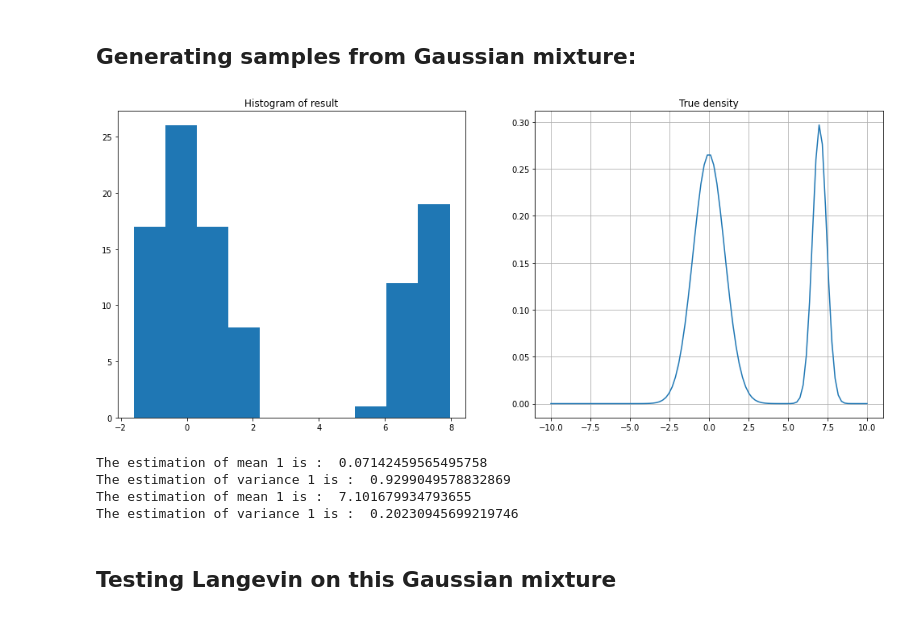
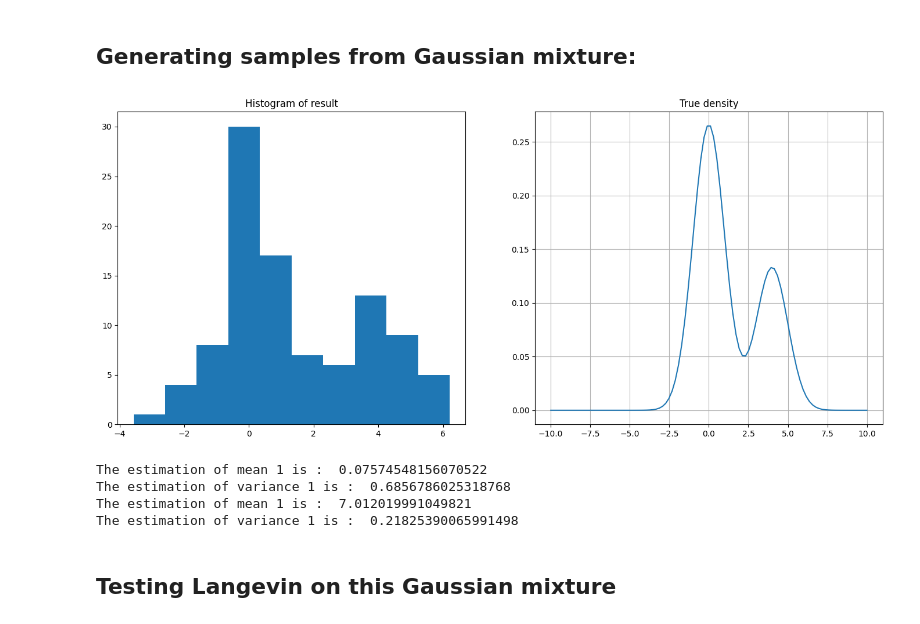
Before and after one commit to elfirdoussilab1/SVGD, a Jupyter notebook: Sampling_methods.ipynb, the cells around one changed output. Cells and saved outputs as stored; diff of their text form; code cells hidden in the pictures.

```diff
--- a/Sampling_methods.ipynb
+++ b/Sampling_methods.ipynb
@@ -552,30 +554,30 @@ $$ p = \frac{2}{3}, \mu_1 = 0, \sigma_1 = 1, \mu_2 = 7, \sigma_2 = \sqrt{0,2}$$
 # %%
 # Generate samples and see their empirical distibution and histogram
 mean1 = 0
-mean2 = 7
+mean2 = 4
 sigma1 = 1
-sigma2 = np.sqrt(0.2)
+sigma2 = 1
 p = 2 / 3
 X = gen_gauss_mix(100, mean1, sigma1, mean2, sigma2, p)
 
 # Plotting results
 fig, axs = plt.subplots(nrows=1, ncols = 2, figsize=(17, 7))
 
 # Plot the histogram of data
 axs[0].hist(X)
 axs[0].set_title('Histogram of result')
 
 # The true density
 x = np.linspace(-10,10,100)
 y = mix_gauss(x ,mean1, mean2, sigma1, sigma2)
 axs[1].plot(x,y)
 axs[1].set_title('True density')
 axs[1].grid()
 
 # Show the plot
 plt.show()
 # %% [output]
-[figure, old version]
+[figure, new version]
 # %%
 # Result of estimators:
 mask1 = (X < 5)
@@ -587,10 +589,10 @@ print("The estimation of variance 1 is : ", empirical_variance(x1))
 print("The estimation of mean 1 is : ", empirical_mean(x2))
 print("The estimation of variance 1 is : ", empirical_variance(x2))
 # %% [output]
-The estimation of mean 1 is :  0.07142459565495758
-The estimation of variance 1 is :  0.9299049578832869
-The estimation of mean 1 is :  7.101679934793655
-The estimation of variance 1 is :  0.20230945699219746
+The estimation of mean 1 is :  0.07574548156070522
+The estimation of variance 1 is :  0.6856786025318768
+The estimation of mean 1 is :  7.012019991049821
+The estimation of variance 1 is :  0.21825390065991498
 # %% [markdown]
 ## Testing Langevin on this Gaussian mixture
 # %%
```
Also changed, not shown: parts of 8 cells of this notebook, 3 other files.
